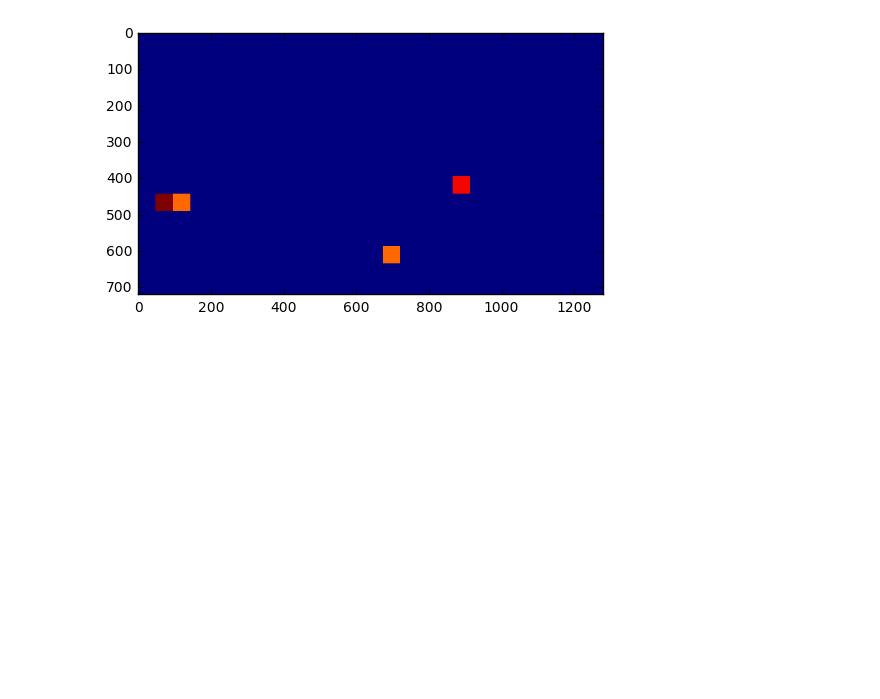
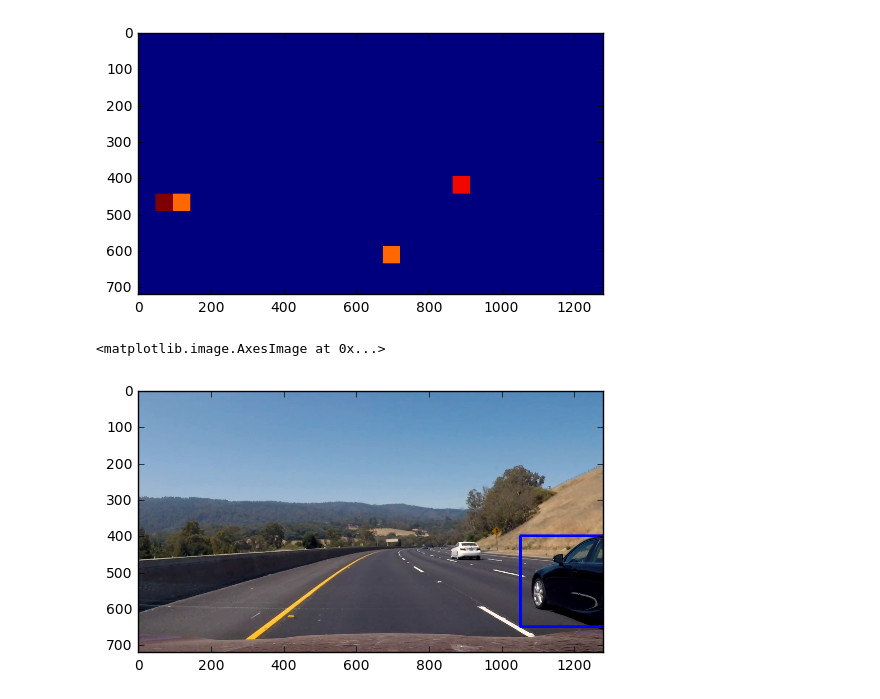
Before and after one commit to sirpsycho85/CarND-Vehicle-Detection, a Jupyter notebook: Scratch.ipynb, the cells around one changed output. Drawn from its saved outputs; the diff is of its cells as text; code cells hidden in the pictures; blank space fills up the shorter version.

```diff
--- a/Scratch.ipynb
+++ b/Scratch.ipynb
@@ -423,3 +386,19 @@ CPU times: user 4.99 s, sys: 349 ms, total: 5.34 s
 Wall time: 6.14 s
 mean heatmap after =  0.0875
 [figure]
+# %%
+# 410-470
+# 410-480
+# 410-510
+# 400-540
+# 400-510
+# 400-600
+# 400-650
+clip0 = VideoFileClip('project_video.mp4')
+image = clip0.get_frame(28*25/25)
+image = draw_boxes(image, [((1050,400),(1300,650))], color=(0, 0, 255), thick=6)
+plt.imshow(image)
+# ((startx, starty), (endx, endy))
+# %% [output]
+<matplotlib.image.AxesImage at 0x...>
+[figure, added]
```
Also changed, not shown: parts of 1 cell of this notebook.
